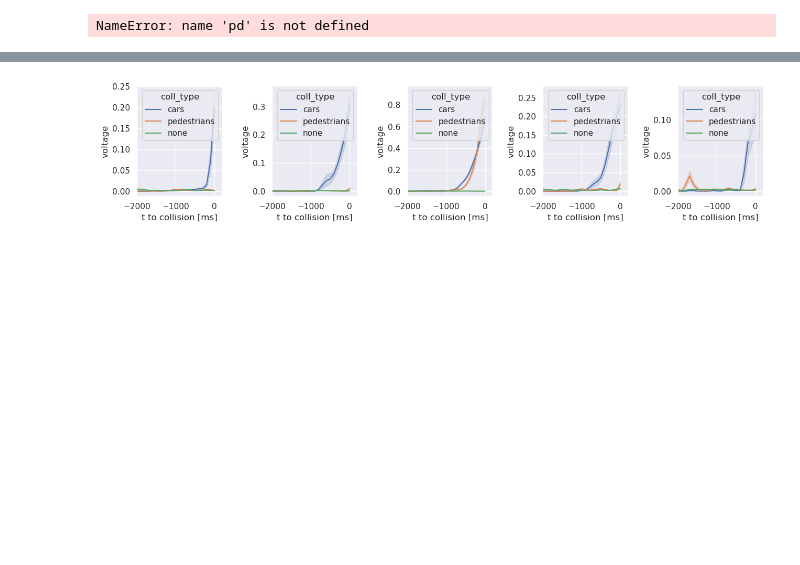
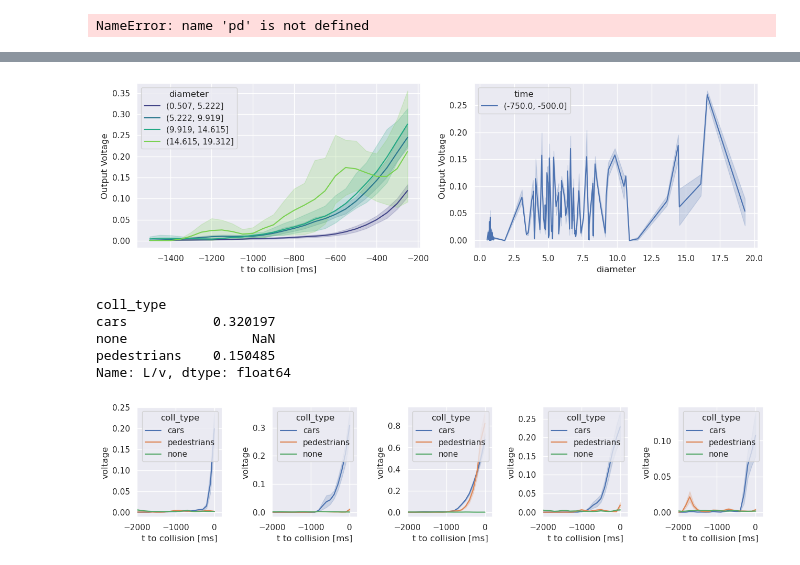
Before and after one commit to FabianSchubert/Bio-Inspired-Event-Based-Looming-Object-Detection-for-Automotive-Collision-Avoidance, a Jupyter notebook: experiments/carla_sim/random_spawn/gen_results.ipynb, the cells around one changed output, grey strips where cells are left out. Saved outputs shown, nothing was run; the diff lists cells and outputs as text; code cells hidden in the pictures; blank space fills up the shorter version.

```diff
--- a/experiments/carla_sim/random_spawn/gen_results.ipynb
+++ b/experiments/carla_sim/random_spawn/gen_results.ipynb
@@ -246,3 +244,63 @@ plt.show()
+# %%
+df_responses_filt = df_responses[
+    (df_responses["n tiles"] == 3)
+    & (df_responses["model"] == "EMD")
+    & (df_responses["coll_type"] != "none")
+]
+
+fig, ax = plt.subplots(1, 2, figsize=(13, 4))
+
+_df_temp = df_responses_filt[
+    (df_responses_filt["tile_idx_x"] == 1)
+    & (df_responses_filt["tile_idx_y"] == 1)
+    & (df_responses_filt["L/v"] < 1.0)
+    & (df_responses_filt.time >= -1500)
+    & (df_responses_filt.time <= -250)
+]
+sns.lineplot(
+    x="time",
+    y="Output Voltage",
+    # estimator="mean",
+    data=_df_temp,
+    sort=True,
+    orient="x",
+    hue=pd.cut(_df_temp["diameter"]**2., bins=4),
+    palette="viridis",
+    ax=ax[0],
+    n_boot=100,
+)
+#ax[0].set_xlim(left=-2000)
+ax[0].set_xlabel("t to collision [ms]")
+
+sns.lineplot(
+    # x=_df_temp["L/v"] * _df_temp["diameter"] / (-_df_temp["time"] * _df_temp["vel"]),
+    x=_df_temp["diameter"]**2.,
+    y=_df_temp["Output Voltage"],
+    # data=_df_temp[(_df_temp.time >= -750) & (_df_temp.time <= -250)],
+    sort=True,
+    orient="x",
+    hue=pd.cut(_df_temp.time, bins=pd.IntervalIndex.from_tuples([(-750.,-500.)])),
+    # palette="viridis",
+    ax=ax[1],
+    n_boot=100,
+)
+
+fig.tight_layout()
+
+fig.savefig("l_v_responses_emd_3_tile.png", dpi=400)
+fig.savefig("l_v_responses_emd_3_tile.pdf")
+
+plt.show()
+# %% [output]
+[figure, added]
+# %%
+df_responses.groupby(["coll_type"])["L/v"].mean()
+# %% [output]
+coll_type
+cars           0.320197
+none                NaN
+pedestrians    0.150485
+Name: L/v, dtype: float64
 # %%
 df_responses_filt = df_responses[
     (df_responses["n tiles"] == 5) & (df_responses["model"] == "EMD")
```
Also changed, not shown: parts of 16 cells of this notebook, 15 other files.
